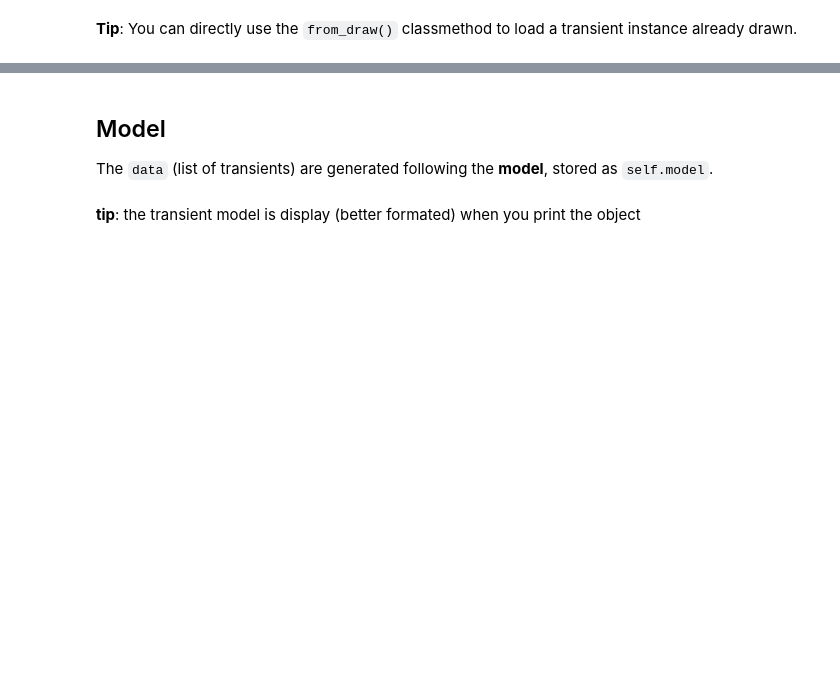
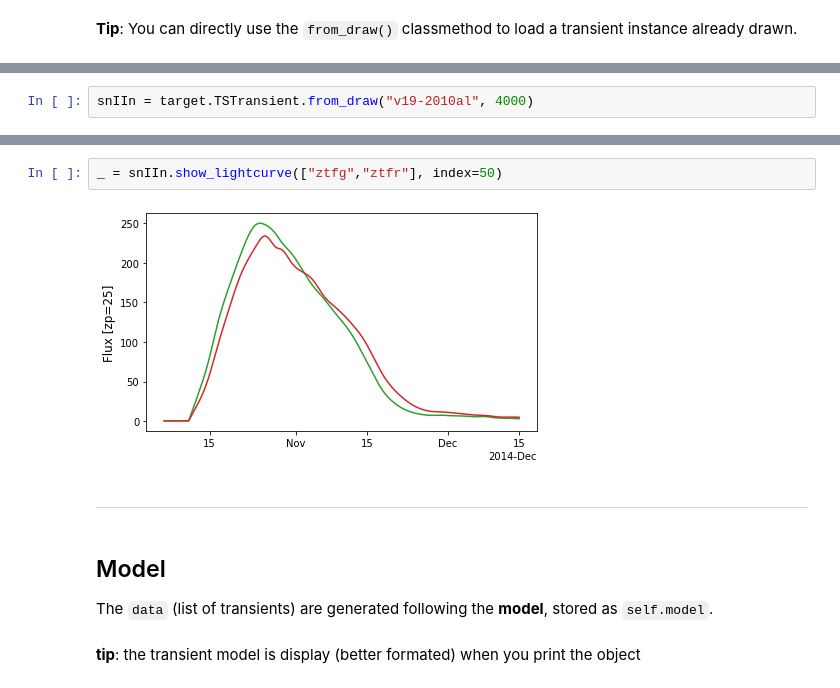
Before and after one commit to MickaelRigault/skysurvey, a Jupyter notebook: docs/quickstart/quickstart_target.ipynb, the cells around one changed output, grey strips where cells are left out. Drawn from its saved outputs; the diff is of its cells as text; blank space fills up the shorter version.

Commit message:
adding TSTransient in doc

```diff
--- a/docs/quickstart/quickstart_target.ipynb
+++ b/docs/quickstart/quickstart_target.ipynb
@@ -153,0 +166,2 @@ snia.data
+# %%
+snIIn = target.TSTransient.from_draw("v19-2010al", 4000)
@@ -154,3 +184,9 @@ snia.data
+# %%
+_ = snIIn.show_lightcurve(["ztfg","ztfr"], index=50)
+# %% [output]
+[figure, added]
+# %% [markdown]
+***
 # %% [markdown]
 ## Model
 
```
Also changed, not shown: parts of 13 cells of this notebook.
